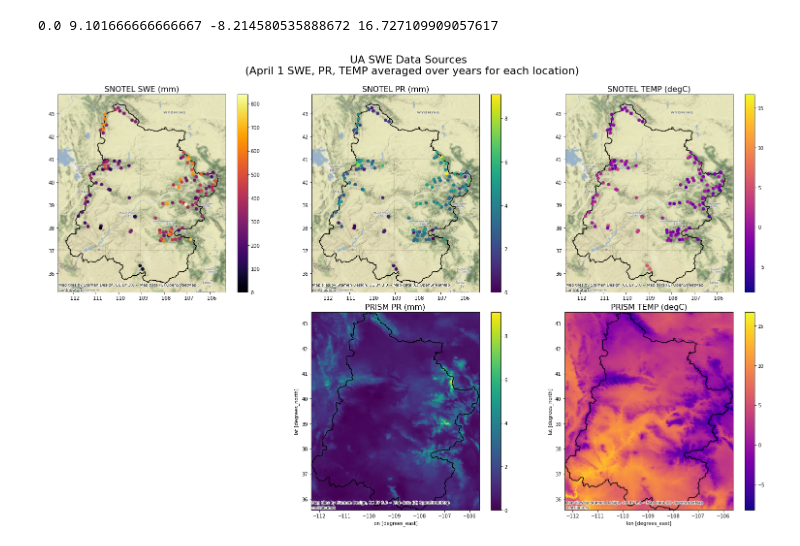
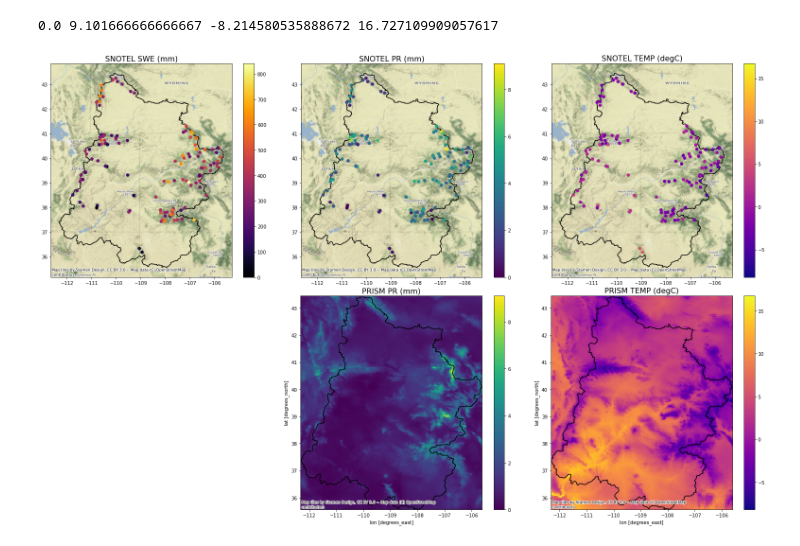
Before and after one commit to michelleyu1/uaswe-error-decomposition, a Jupyter notebook: _build/jupyter_execute/method/ua_swe_input_data.ipynb, the cells around one changed output. Saved outputs shown, nothing was run; the diff lists cells and outputs as text; code cells hidden in the pictures.

Commit message:
try tight layout

```diff
--- a/_build/jupyter_execute/method/ua_swe_input_data.ipynb
+++ b/_build/jupyter_execute/method/ua_swe_input_data.ipynb
@@ -260,31 +224,31 @@ print(min_pr, max_pr, min_temp, max_temp)
 # %%
 # Average Apr 1 SNOTEL SWE
 f, axes = plt.subplots(nrows=2, ncols=3, figsize=(22,14))
 gm_poly_gdf.plot(ax=axes[0,0], facecolor="none", edgecolor='black', lw=1.5)
 gm_poly_gdf.plot(ax=axes[0,1], facecolor="none", edgecolor='black', lw=1.5)
 gm_poly_gdf.plot(ax=axes[0,2], facecolor="none", edgecolor='black', lw=1.5)
 gm_snotel_sites.plot(ax=axes[0,0], column='apr1_swe', cmap='inferno', legend=True)
 gm_snotel_sites.plot(ax=axes[0,1], column='apr1_pr', vmin=min_pr, vmax=max_pr, legend=True)
 gm_snotel_sites.plot(ax=axes[0,2], column='apr1_temp', cmap='plasma', vmin=min_temp, vmax=max_temp, legend=True)
 prism_pr_ucrb_mean.plot(ax=axes[1,1], vmin=min_pr, vmax=max_pr, cbar_kwargs={'label':''})
 prism_temp_ucrb_mean.plot(ax=axes[1,2], cmap='plasma', vmin=min_temp, vmax=max_temp, cbar_kwargs={'label':''})
 gm_poly_gdf.plot(ax=axes[1,1], facecolor="none", edgecolor='black', lw=1.5)
 gm_poly_gdf.plot(ax=axes[1,2], facecolor="none", edgecolor='black', lw=1.5)
 ctx.add_basemap(ax=axes[0,0], crs=gm_snotel_sites.crs, source=ctx.providers.Stamen.Terrain)
 ctx.add_basemap(ax=axes[0,1], crs=gm_snotel_sites.crs, source=ctx.providers.Stamen.Terrain)
 ctx.add_basemap(ax=axes[0,2], crs=gm_snotel_sites.crs, source=ctx.providers.Stamen.Terrain)
 ctx.add_basemap(ax=axes[1,1], crs=gm_poly_gdf.crs, source=ctx.providers.Stamen.Terrain)
 ctx.add_basemap(ax=axes[1,2], crs=gm_poly_gdf.crs, source=ctx.providers.Stamen.Terrain)
 axes[1,0].axis('off')
 axes[0,0].set_title('SNOTEL SWE (mm)', fontsize=16)
 axes[0,1].set_title('SNOTEL PR (mm)', fontsize=16)
 axes[0,2].set_title('SNOTEL TEMP (degC)', fontsize=16)
 axes[1,1].set_title('PRISM PR (mm)', fontsize=16)
 axes[1,2].set_title('PRISM TEMP (degC)', fontsize=16)
-plt.suptitle('UA SWE Data Sources \n (April 1 SWE, PR, TEMP averaged over years for each location)', fontsize=22)
+# plt.suptitle('UA SWE Data Sources \n (April 1 SWE, PR, TEMP averaged over years for each location)', fontsize=22)
 # plt.subplots_adjust(top=0.9)
-plt.subplots_adjust(left = 0.02, top = 0.9, right = 0.98, bottom = 0.05, hspace = 0.1, wspace = 0.1)
-# plt.tight_layout()
+# plt.subplots_adjust(left = 0.02, top = 0.9, right = 0.98, bottom = 0.05, hspace = 0.1, wspace = 0.1)
+plt.tight_layout()
 plt.savefig(save_dir+'ua_swe_input_data.png', dpi=300)
 # %% [output]
-[figure, old version]
+[figure, new version]
```
Also changed, not shown: parts of 2 cells of this notebook, 15 other files.
